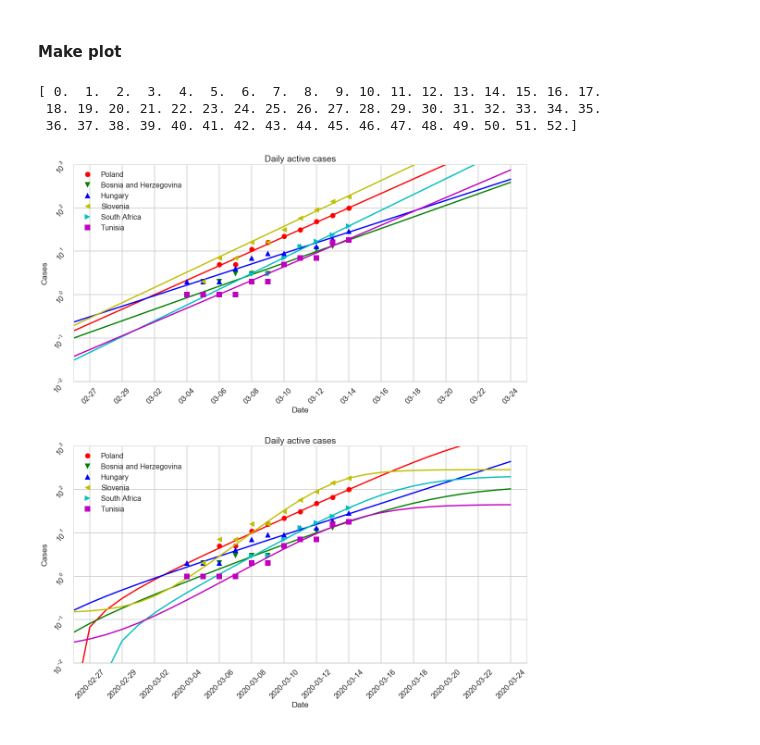
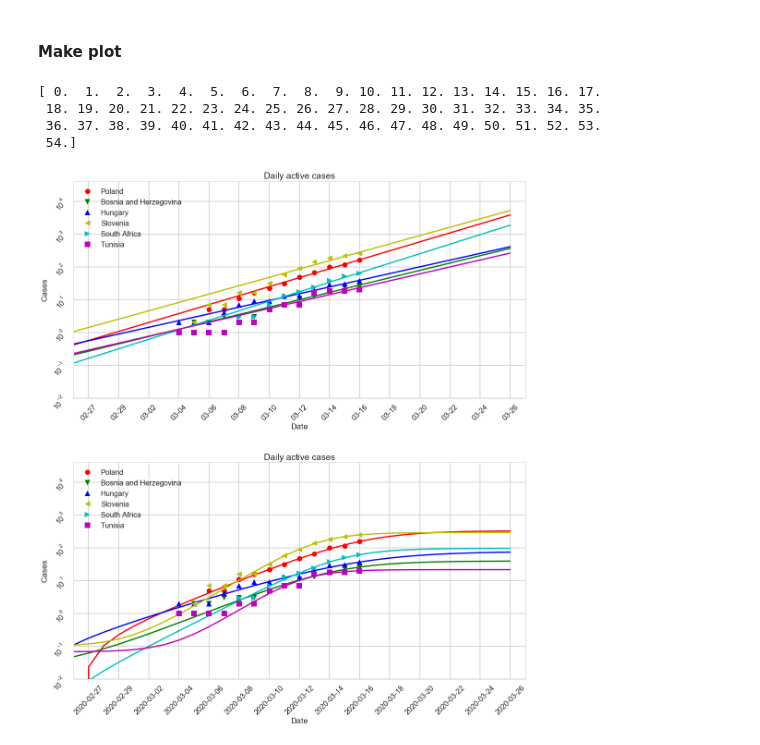
Before and after one commit to maciejj/corona_plot, a Jupyter notebook: predictions_active_cases_by_country.ipynb, the cells around one changed output. Drawn from its saved outputs; the diff is of its cells as text; code cells hidden in the pictures.

Commit message:
update predictions for Poland 17.03.2020

```diff
--- a/predictions_active_cases_by_country.ipynb
+++ b/predictions_active_cases_by_country.ipynb
@@ -96,18 +96,13 @@ def sigmoid(x, L , k, b, x0):
 # %% [markdown]
 #### Choose countries to plot (separate by ";" )
 # %%
-#countries_to_plot="Germany;France;Poland;Italy;Korea, South;United Kingdom".split(";")
+countries_to_plot="Germany;France;Poland;Italy;Korea, South;United Kingdom".split(";")
 #countries_to_plot="China".split(";")
-countries_to_plot="Sweden;US;Germany".split(";")
+countries_to_plot="Sweden;US;Czechia;Poland;France".split(";")
 #countries_to_plot="Poland;Germany".split(";")
-countries_to_plot=[
-    'Poland',
-'Bosnia and Herzegovina',
- 'Hungary',
-# 'Liechtenstein',
- 'Slovenia',
- 'South Africa',
- 'Tunisia']
+
+
+#countries_to_plot=['Poland', 'Bosnia and Herzegovina', 'Hungary', 'Slovenia', 'South Africa', 'Tunisia']
 # %% [markdown]
 #### Make plot
 # %%
@@ -159,33 +154,34 @@ color = itertools.cycle(('r', 'g', 'b', 'y','c','m','k'))
 for country, fit, country_name in zip(countries, sig_fits, countries_to_plot):
     col=next(color)
     ax2.plot(dates, country, marker=next(marker), linestyle='', label=country_name, color=col)
     ax2.plot(mdates.num2date(dates_num_extrapolate+dates_start), fit, color=col)
 
 ## Set title and labels for axes
 ax2.set(xlabel="Date",
        ylabel="Cases",
        title="Daily active cases")
 
 ## Define the date format
 for axis in [ax,ax2]:
     tick_spacing=2
     axis.xaxis.set_major_locator(ticker.MultipleLocator(tick_spacing))
     axis.tick_params(labelrotation=45)
 
 
     date_form = DateFormatter("%m-%d")
     ax.xaxis.set_major_formatter(date_form)
     ## axes limits
     axis.set_xlim([datetime.date(2020, 2, 26), datetime.date.today() + datetime.timedelta(days=days_to_extrapolate)])# datetime.date(2020, 3, 15)])
-    axis.set_ylim([10**-2,1000])
+    axis.set_ylim([10**-2,40000])
     axis.legend()
 
     axis.set_yscale("log")
 
 fig.tight_layout(pad=5.0)
 plt.show()
 # %% [output]
 [ 0.  1.  2.  3.  4.  5.  6.  7.  8.  9. 10. 11. 12. 13. 14. 15. 16. 17.
  18. 19. 20. 21. 22. 23. 24. 25. 26. 27. 28. 29. 30. 31. 32. 33. 34. 35.
- 36. 37. 38. 39. 40. 41. 42. 43. 44. 45. 46. 47. 48. 49. 50. 51. 52.]
+ 36. 37. 38. 39. 40. 41. 42. 43. 44. 45. 46. 47. 48. 49. 50. 51. 52. 53.
+ 54.]
-[figure, old version]
+[figure, new version]
```
Also changed, not shown: parts of 1 cell of this notebook, 6 other files.
